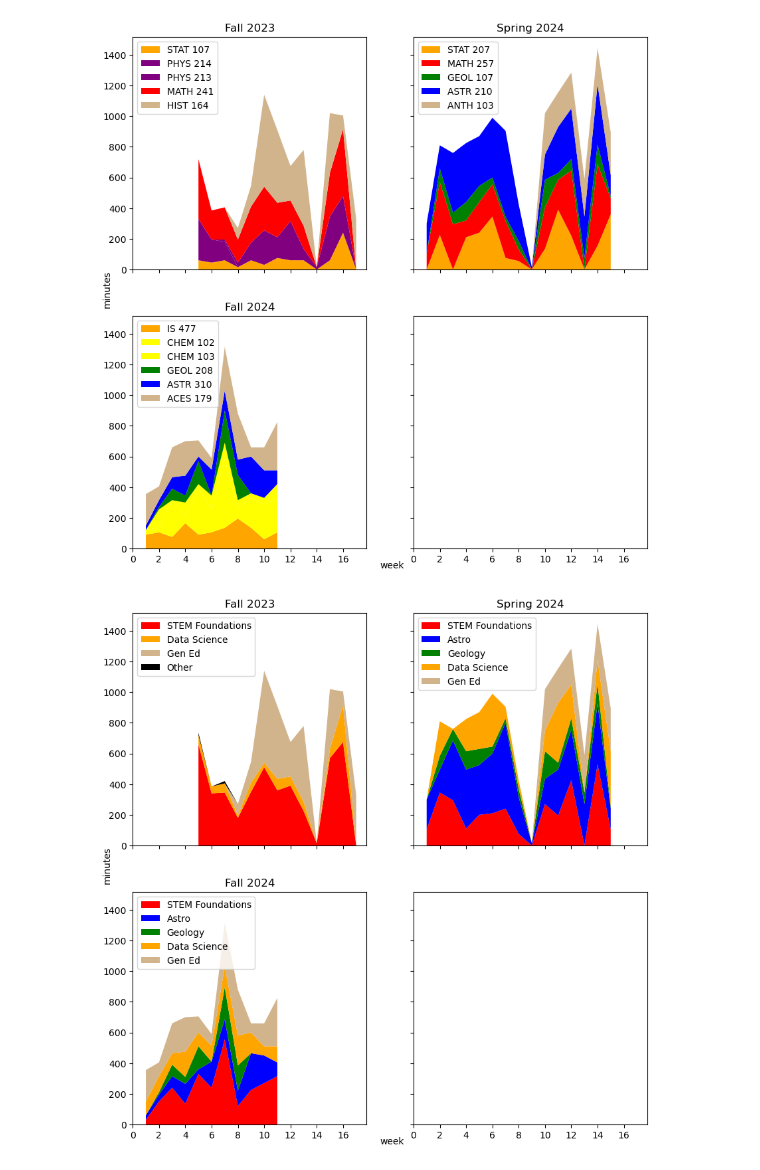
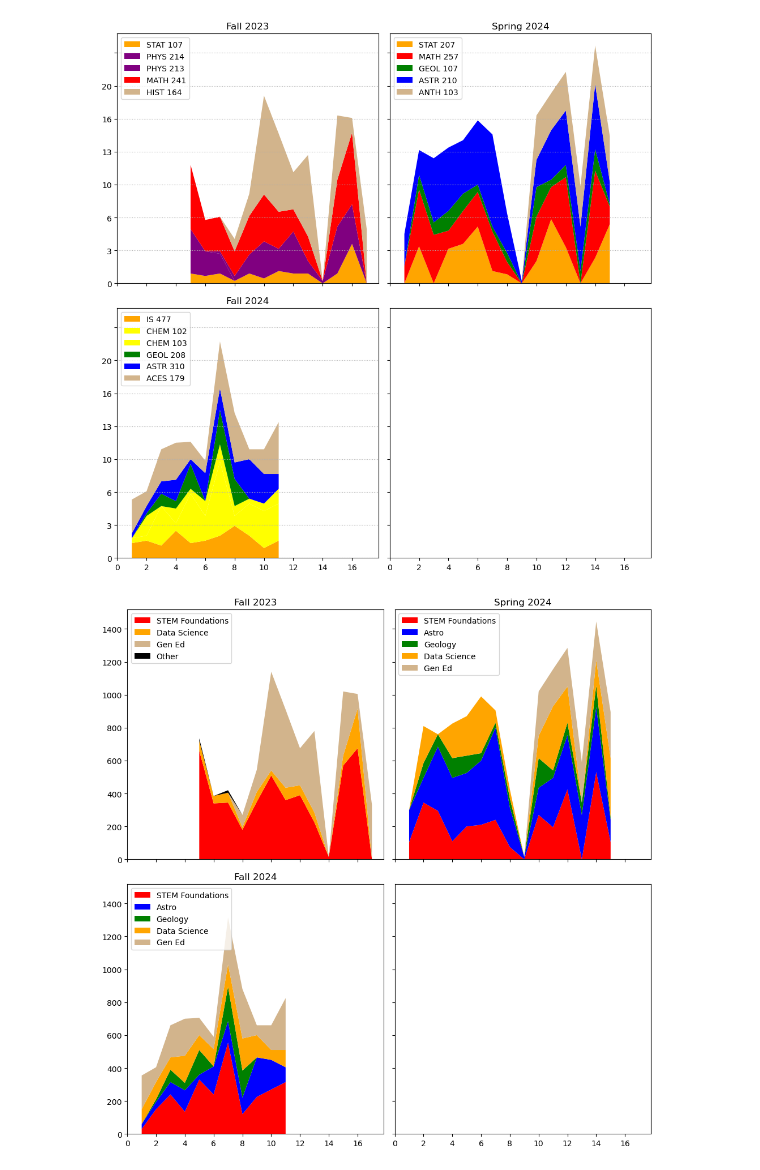
Before and after one commit to ryguy2k4/studytime, a Jupyter notebook: src/stack_plots.ipynb, the cells around one changed output. Cells and saved outputs as stored; diff of their text form; code cells hidden in the pictures.

```diff
--- a/src/stack_plots.ipynb
+++ b/src/stack_plots.ipynb
@@ -7,33 +8,39 @@ master = pd.read_csv("../data/master/studytime.csv")
 # %%
 fig, ax = plt.subplots(2,2, figsize=[10,10], sharey=True, sharex=True)
 fa23 = master[master["term"] == "fa23"].pivot(index=['term', "week", 'day of week'], columns='class', values='time spent (min)')
 df1 = fa23.groupby(['week']).agg('sum')[["STAT 107", "PHYS 214", "PHYS 213", "MATH 241", "HIST 164"]]
 
 ax[0,0].stackplot(df1.index, [df1[col] for col in df1.columns], labels=df1.columns, colors=['orange', 'purple', 'purple', 'red', 'tan'])
+ax[0,0].set_yticklabels([int(y / 60) for y in ax[0,0].get_yticks()])  # Convert ticks to hours
+ax[0,0].grid(axis='y', ls='dotted')
+# ax[0,0].axvline(14, color='k', label="break")
 ax[0,0].legend(df1.columns, loc='upper left')
 
 sp24 = master[master["term"] == "sp24"].pivot(index=['term', "week", 'day of week'], columns='class', values='time spent (min)')
 df1 = sp24.groupby(['week']).agg('sum')[[ "STAT 207","MATH 257", "GEOL 107", "ASTR 210", "ANTH 103"]]
 
 ax[0,1].stackplot(df1.index, [df1[col] for col in df1.columns], labels=df1.columns, colors=['orange', 'red', 'green', 'blue', 'tan'])
 ax[0,1].legend(df1.columns, loc='upper left')
+ax[0,1].grid(axis='y', ls='dotted')
 
 fa24 = master[master["term"] == "fa24"].pivot(index=['term', "week", 'day of week'], columns='class', values='time spent (min)')
 df1 = fa24.groupby(['week']).agg('sum')[[ "IS 477", "CHEM 102", "CHEM 103", "GEOL 208", "ASTR 310", "ACES 179"]]
 
 ax[1,0].stackplot(df1.index, [df1[col] for col in df1.columns], labels=df1.columns, colors=['orange', 'yellow', 'yellow', 'green', 'blue', 'tan'])
 ax[1,0].legend(df1.columns, loc='upper left')
+ax[1,0].grid(axis='y', ls='dotted')
 
-fig.text(0.08, 0.5, 'minutes', va='center', rotation='vertical')
-fig.text(0.515, 0.08, 'week', ha='center', rotation='horizontal')
+# fig.text(0.08, 0.5, 'minutes', va='center', rotation='vertical')
+# fig.text(0.515, 0.08, 'week', ha='center', rotation='horizontal')
 ax[0,0].set_title("Fall 2023")
 ax[0,1].set_title("Spring 2024")
 ax[1,0].set_title("Fall 2024")
 fig.align_xlabels()
 ax[0,0].set_xticks(list(range(0,17,2)))
+plt.tight_layout()
 fig.savefig('../results/stackplot_by_class.png')
 # %% [output]
-[figure, old version]
+[figure, new version]
 # %%
 ds_group = ['STAT 107', 'STAT 207', 'IS 477']
 astro_group = ['ASTR 210', 'ASTR 310']
@@ -78,13 +85,14 @@ df1 = fa24.groupby(['week']).agg('sum')[['stem_foundations', 'astro', 'geol', 'd
 ax2[1,0].stackplot(df1.index, [df1[col] for col in df1.columns], colors=['red', 'blue', 'green', 'orange', 'tan'])
 ax2[1,0].legend(labels=["STEM Foundations", "Astro", "Geology", "Data Science", "Gen Ed"], loc='upper left')
 
-fig2.text(0.08, 0.5, 'minutes', va='center', rotation='vertical')
-fig2.text(0.515, 0.08, 'week', ha='center', rotation='horizontal')
+# fig2.text(0.08, 0.5, 'minutes', va='center', rotation='vertical')
+# fig2.text(0.515, 0.08, 'week', ha='center', rotation='horizontal')
 ax2[0,0].set_title("Fall 2023")
 ax2[0,1].set_title("Spring 2024")
 ax2[1,0].set_title("Fall 2024")
 fig2.align_xlabels()
 ax2[0,0].set_xticks(list(range(0,17,2)))
+plt.tight_layout()
 fig2.savefig('../results/stackplot_by_group.png')
 # %% [output]
-[figure, old version]
+[figure, new version]
```
Also changed, not shown: parts of 3 cells of this notebook, 4 other files.
